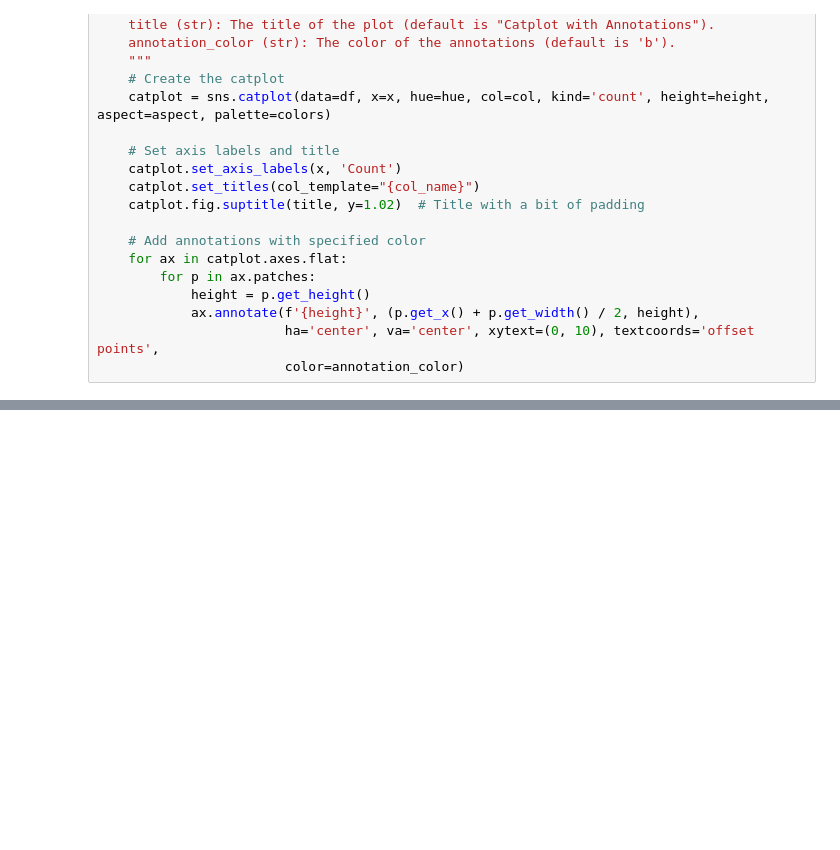
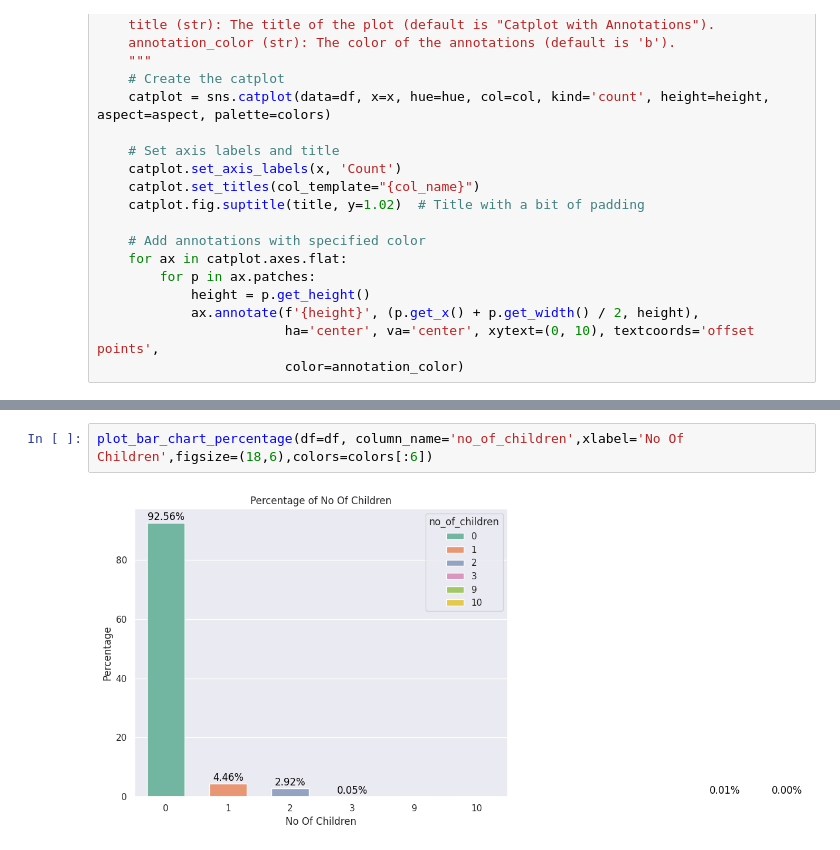
Before and after one commit to Rajesh2015/inn-hotels-bookings, a Jupyter notebook: inn_hotel_bookings_solution.ipynb, the cells around one changed output, grey strips where cells are left out. Cells and saved outputs as stored; diff of their text form; blank space fills up the shorter version.

```diff
--- a/inn_hotel_bookings_solution.ipynb
+++ b/inn_hotel_bookings_solution.ipynb
@@ -443,0 +531,4 @@ def create_catplot_with_annotations(df, x, hue, col, colors, height=4, aspect=1,
+# %%
+plot_bar_chart_percentage(df=df, column_name='no_of_children',xlabel='No Of Children',figsize=(18,6),colors=colors[:6])
+# %% [output]
+[figure, added]
```
Also changed, not shown: parts of 8 cells of this notebook.
